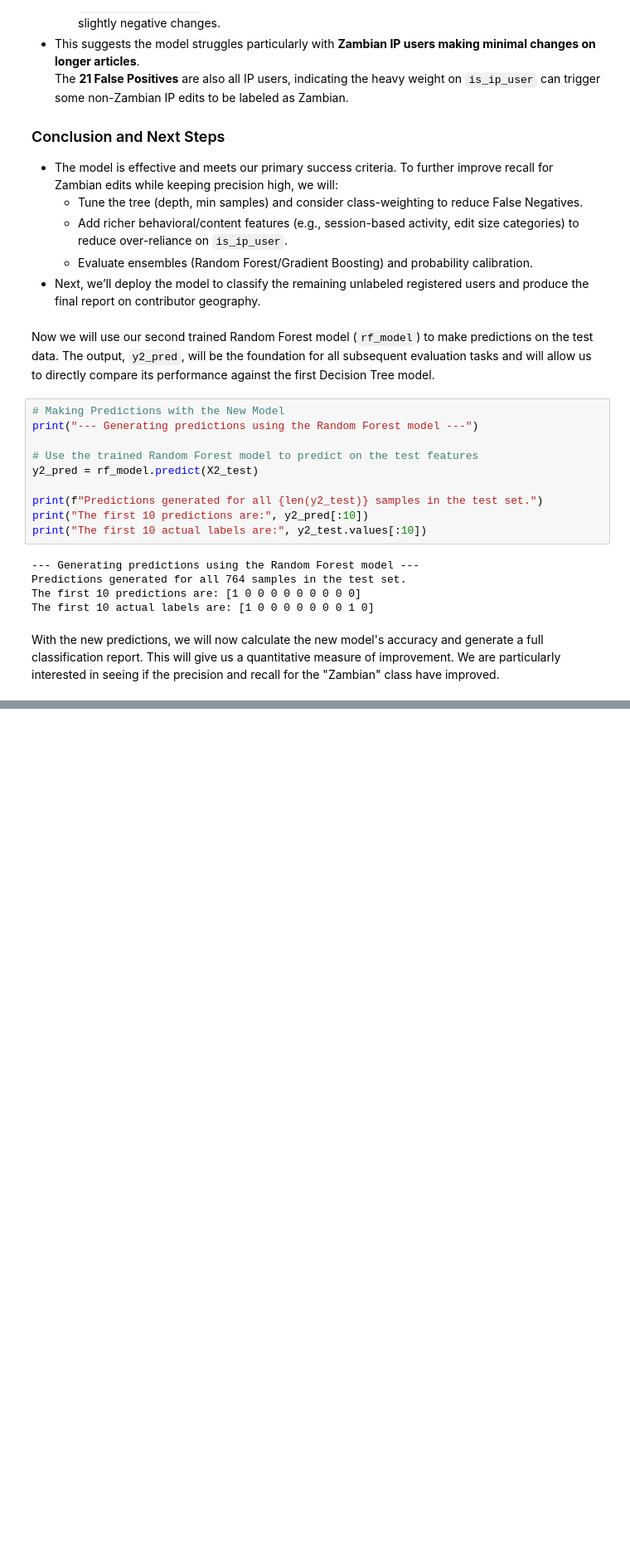
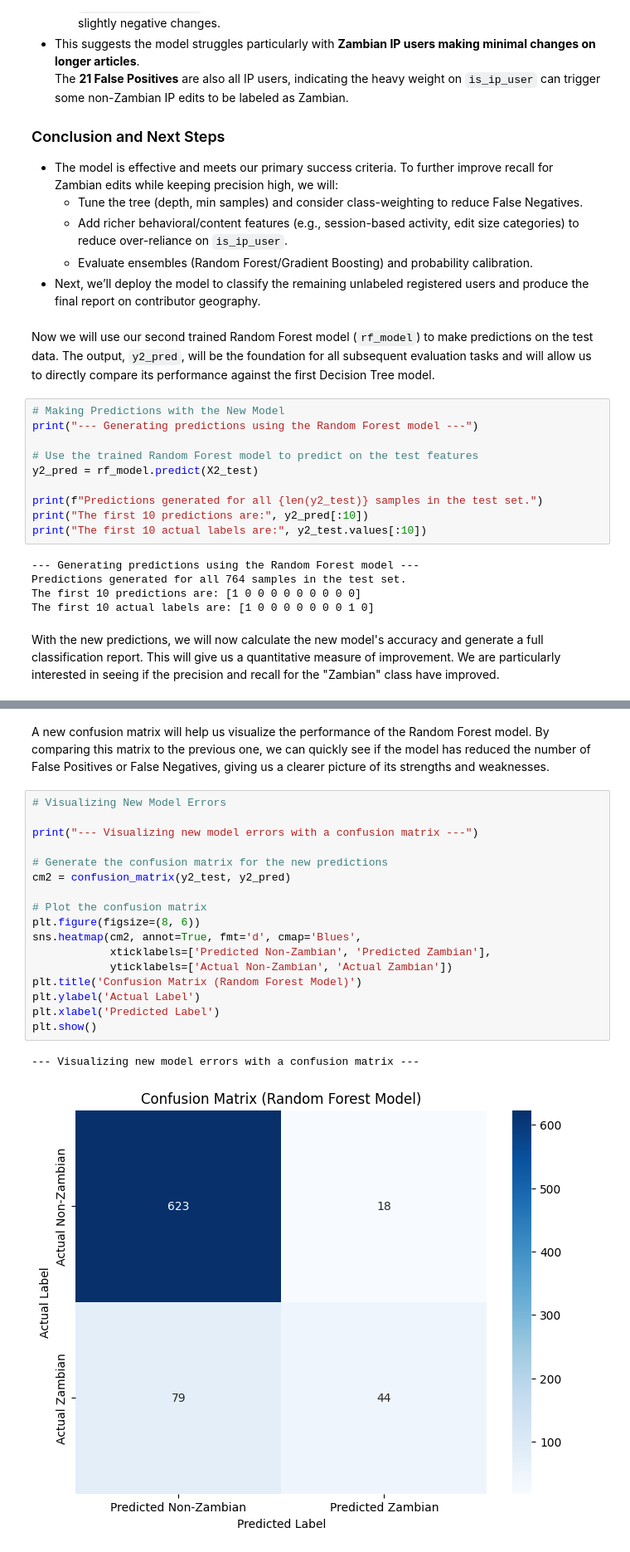
Before and after one commit to bruh7463/data_mining_project_team_14, a Jupyter notebook: data_mining_project.ipynb, the cells around one changed output, grey strips where cells are left out. Shown at 83% size. Saved outputs shown, nothing was run; the diff lists cells and outputs as text; blank space fills up the shorter version.

Commit message:
[EV] Visualizing New Model Errors (Second Model)

```diff
--- a/data_mining_project.ipynb
+++ b/data_mining_project.ipynb
@@ -999,3 +999,25 @@ Non-Zambian (0)       0.89      0.97      0.93       641
        accuracy                           0.87       764
       macro avg       0.80      0.66      0.70       764
    weighted avg       0.86      0.87      0.85       764
+# %% [markdown]
+A new confusion matrix will help us visualize the performance of the Random Forest model. By comparing this matrix to the previous one, we can quickly see if the model has reduced the number of False Positives or False Negatives, giving us a clearer picture of its strengths and weaknesses.
+# %%
+# Visualizing New Model Errors
+
+print("--- Visualizing new model errors with a confusion matrix ---")
+
+# Generate the confusion matrix for the new predictions
+cm2 = confusion_matrix(y2_test, y2_pred)
+
+# Plot the confusion matrix
+plt.figure(figsize=(8, 6))
+sns.heatmap(cm2, annot=True, fmt='d', cmap='Blues',
+            xticklabels=['Predicted Non-Zambian', 'Predicted Zambian'],
+            yticklabels=['Actual Non-Zambian', 'Actual Zambian'])
+plt.title('Confusion Matrix (Random Forest Model)')
+plt.ylabel('Actual Label')
+plt.xlabel('Predicted Label')
+plt.show()
+# %% [output]
+--- Visualizing new model errors with a confusion matrix ---
+[figure, added]
```
Also changed, not shown: parts of 1 cell of this notebook.
